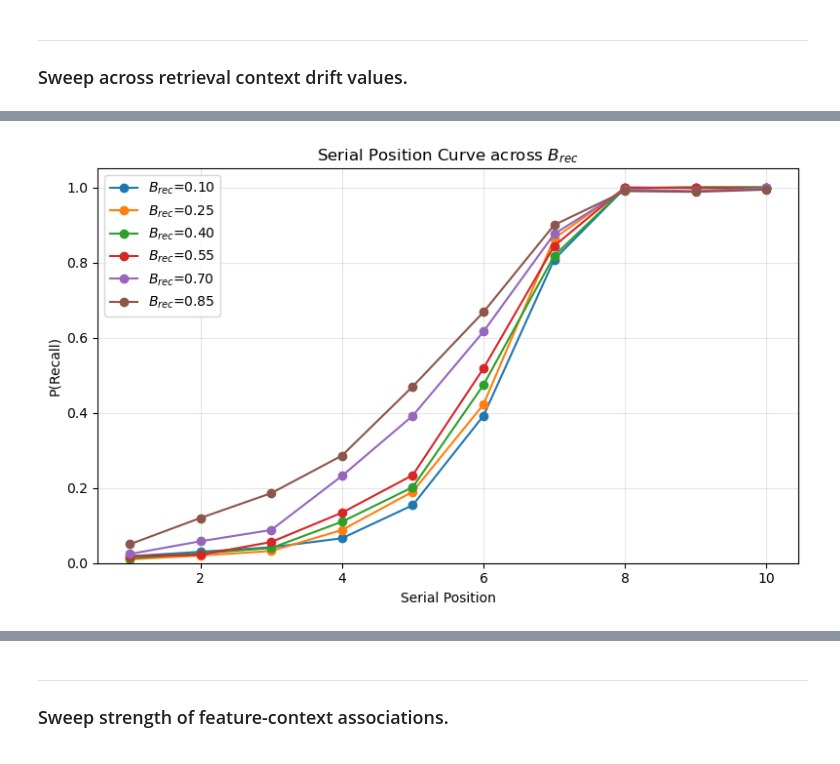
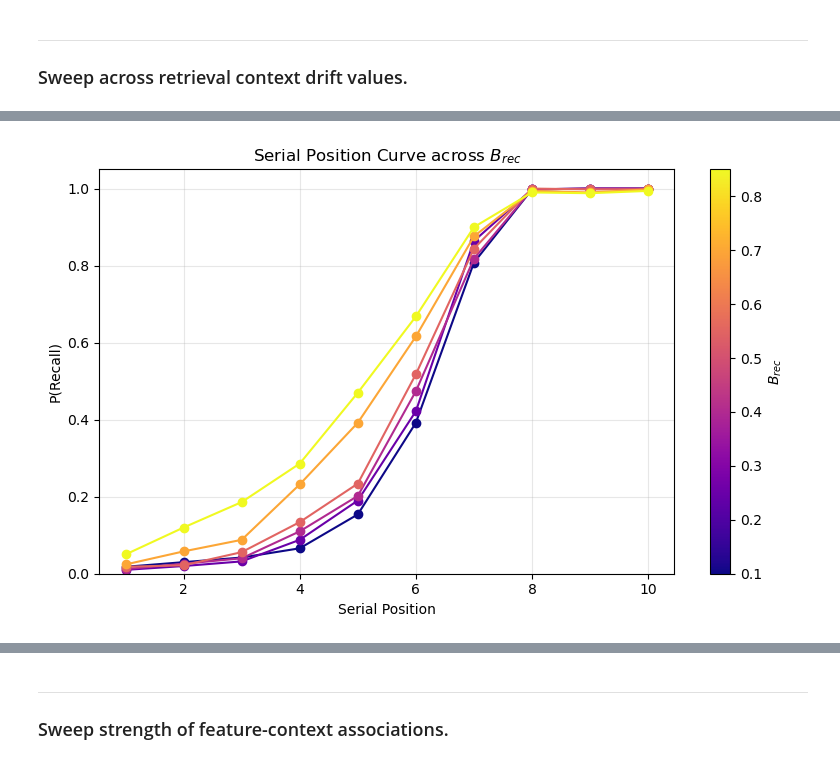
Before and after one commit to beaverjuly/PTSD_MemorySegmentation, a Jupyter notebook: external/CMR_SEM/CMR_MultiParameterSweep.ipynb, the cells around one changed output, grey strips where cells are left out. Cells and saved outputs as stored; diff of their text form; code cells hidden in the pictures.

```diff
--- a/external/CMR_SEM/CMR_MultiParameterSweep.ipynb
+++ b/external/CMR_SEM/CMR_MultiParameterSweep.ipynb
@@ -447,4 +448,17 @@ def compute_cue_diagnostics(B_rec, n_sims=500, seed=2026, gamma_fc_val=None, eta
 # %% [markdown]
 ---
 ## Visualization Functions
+# %%
+def make_sweep_colors(param_grid, cmap_name="viridis"):
+    """
+    Returns:
+      colors: list of RGBA colors, same length as param_grid
+      norm: Normalize object (for colorbar)
+      cmap: Colormap object
+    """
+    param_grid = np.asarray(param_grid, dtype=float)
+    cmap = plt.get_cmap(cmap_name)
+    norm = mpl.colors.Normalize(vmin=np.min(param_grid), vmax=np.max(param_grid))
+    colors = [cmap(norm(v)) for v in param_grid]
+    return colors, norm, cmap
 # %%
@@ -543,12 +584,8 @@ def sweep_one_param(param_name, param_grid, base_params, n_sims=500, base_seed=2
     """
     sweep_results = {}
 
-    if verbose:
-        print(f"Sweeping {param_name}: {len(param_grid)} conditions × {n_sims} sims")
 
     for idx, val in enumerate(param_grid):
-        if verbose:
-            print(f"  [{idx+1}/{len(param_grid)}] {param_name} = {val:.3f}")
 
         # Build params for this condition
         params = base_params.copy()
@@ -595,8 +632,7 @@ def sweep_one_param(param_name, param_grid, base_params, n_sims=500, base_seed=2
             "cue_diag": diag
         }
 
-    if verbose:
-        print(f"\nSweep complete!\n")
+
 
     return sweep_results
 # %% [markdown]
@@ -622,7 +648,7 @@ Sweep complete!
 # %%
-plot_spc_sweep(sweep_B_rec, B_rec_grid, param_name=r"$B_{rec}$")
+plot_spc_sweep(sweep_B_rec, B_rec_grid, param_name=r"$B_{rec}$", cmap_name="plasma")
 # %% [output]
-[figure, old version]
+[figure, new version]
 # %%
 plot_lag_crp_sweep(sweep_B_rec, B_rec_grid, param_name=r"$B_{rec}$")
 # %% [output]
```
Also changed, not shown: parts of 13 cells of this notebook, 2 other files.
